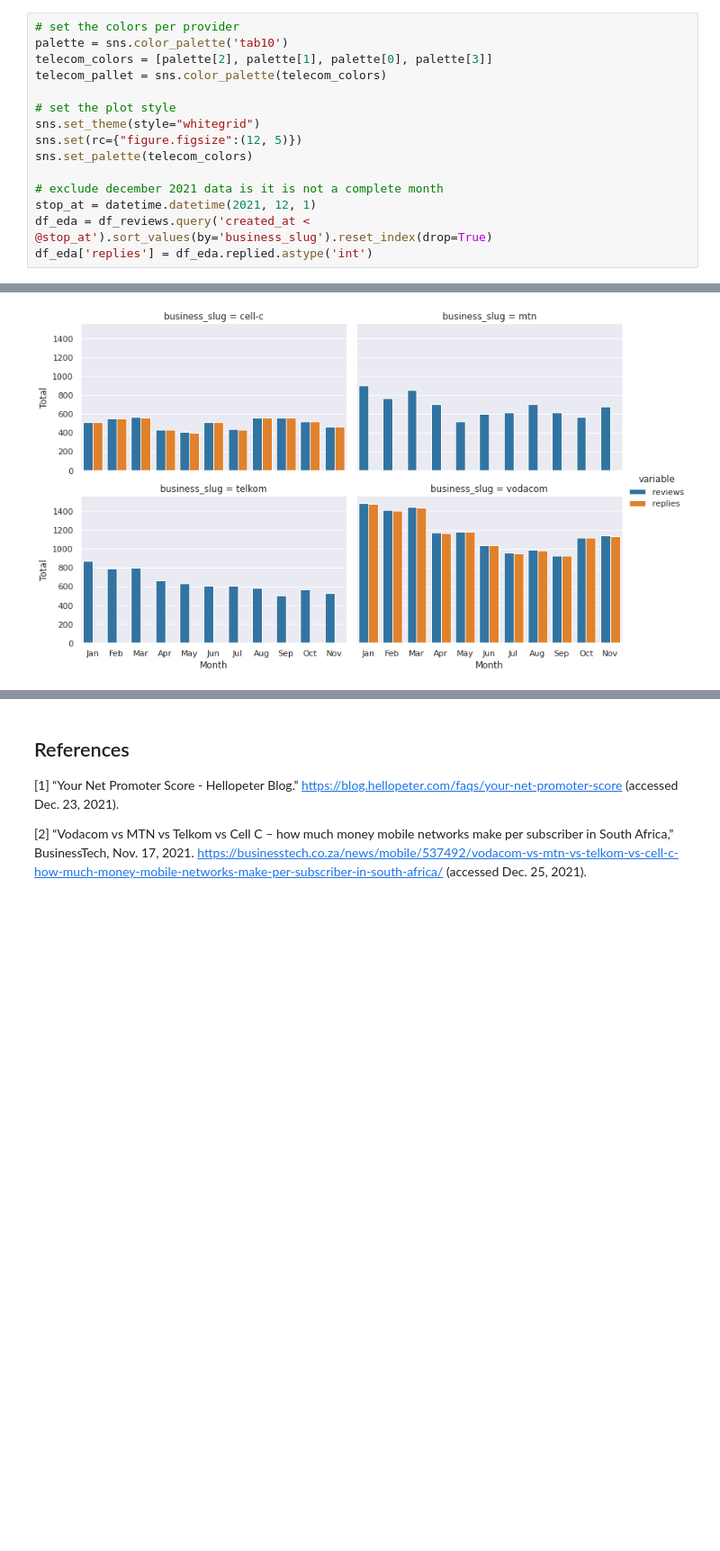
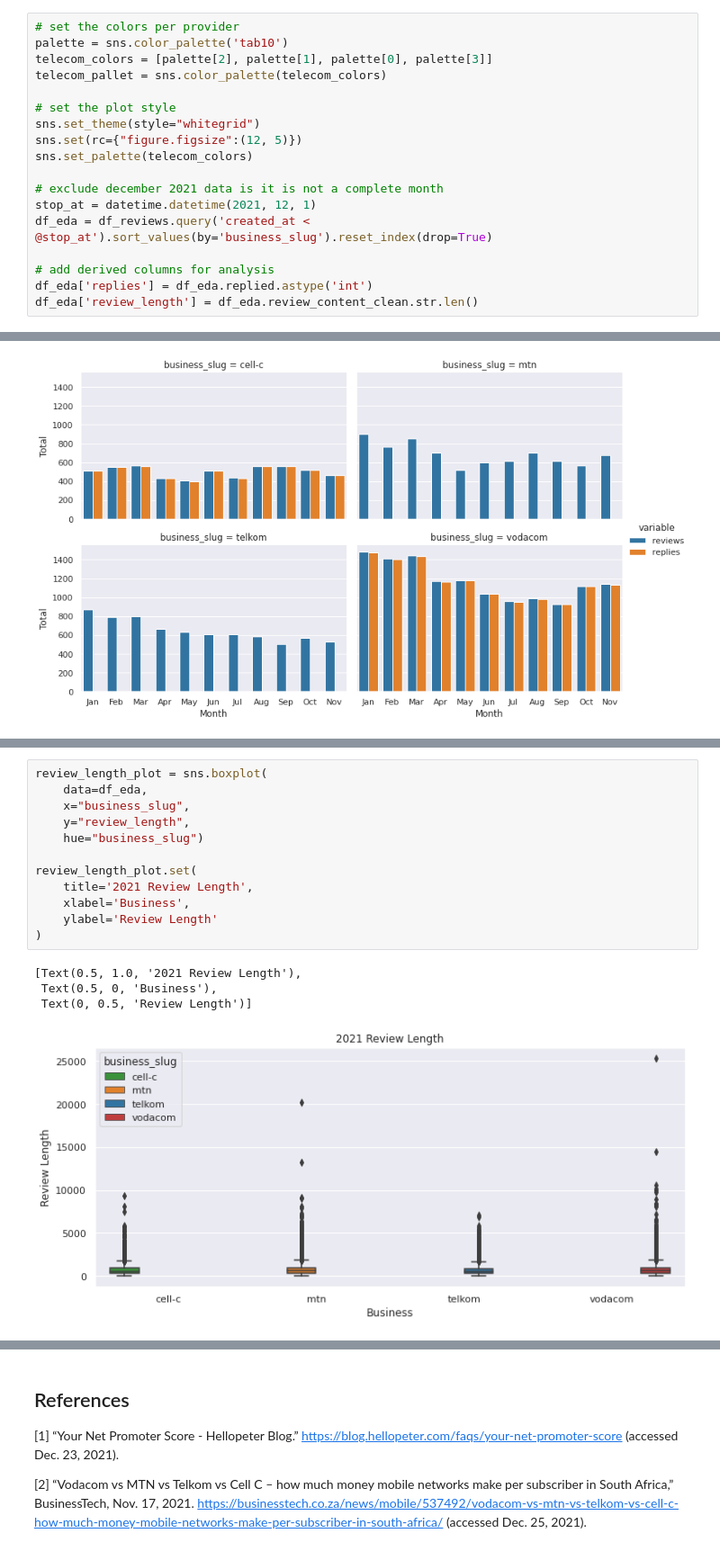
Before and after one commit to JohnnyFoulds/dsm020-2021-oct, a Jupyter notebook: coursework_01/cw.ipynb, the cells around one changed output, grey strips where cells are left out. Shown: that part at 90% size. Cells and saved outputs as stored; diff of their text form; blank space fills up the shorter version.

Commit message:
Plots for content length

```diff
--- a/coursework_01/cw.ipynb
+++ b/coursework_01/cw.ipynb
@@ -791,7 +791,10 @@ sns.set_palette(telecom_colors)
 # exclude december 2021 data is it is not a complete month
 stop_at = datetime.datetime(2021, 12, 1)
 df_eda = df_reviews.query('created_at < @stop_at').sort_values(by='business_slug').reset_index(drop=True)
+
+# add derived columns for analysis
 df_eda['replies'] = df_eda.replied.astype('int')
+df_eda['review_length'] = df_eda.review_content_clean.str.len()
 # %% [markdown]
 Talk about the subscriber base <a href='#telecom_size'>[2]</a>
 # %%
@@ -965,0 +973,17 @@ reply_plot.set(
+# %%
+review_length_plot = sns.boxplot(
+    data=df_eda,
+    x="business_slug",
+    y="review_length",
+    hue="business_slug")
+
+review_length_plot.set(
+    title='2021 Review Length',
+    xlabel='Business',
+    ylabel='Review Length'
+)
+# %% [output]
+[Text(0.5, 1.0, '2021 Review Length'),
+ Text(0.5, 0, 'Business'),
+ Text(0, 0.5, 'Review Length')]
+[figure, added]
```
Also changed, not shown: parts of 13 cells of this notebook.
